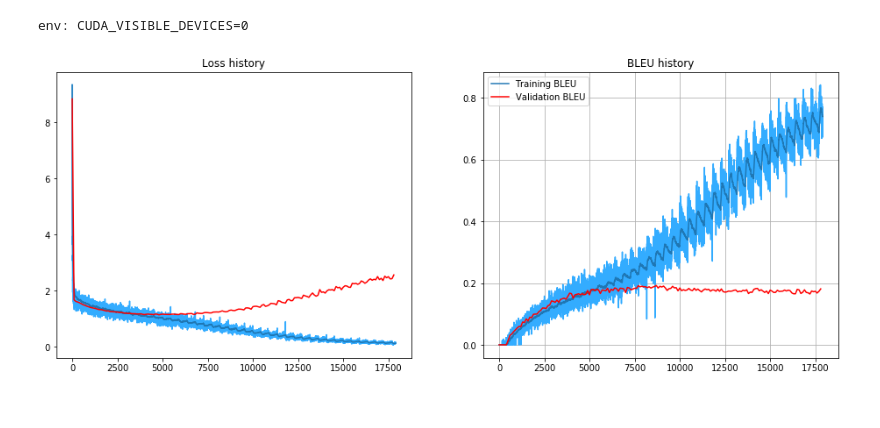
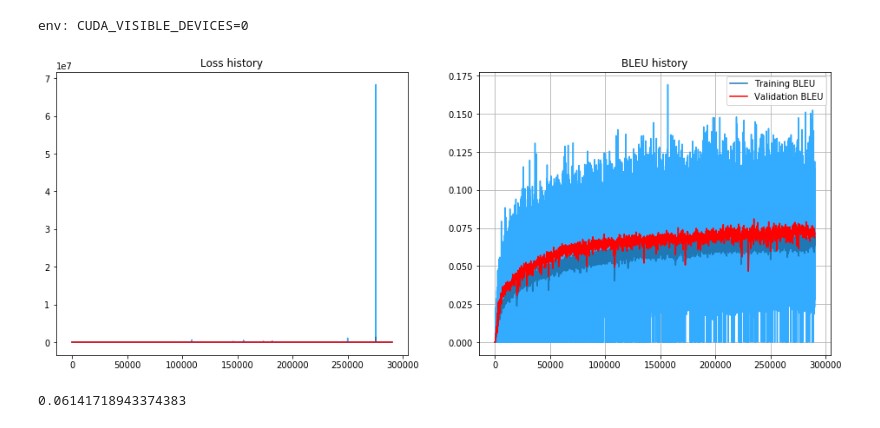
Before and after one commit to universome/text-style-transfer, a Jupyter notebook: notebooks/fully-conv.ipynb, the cells around one changed output. Drawn from its saved outputs; the diff is of its cells as text; code cells hidden in the pictures.

```diff
--- a/notebooks/fully-conv.ipynb
+++ b/notebooks/fully-conv.ipynb
@@ -10,26 +10,33 @@ import os
 from src.vocab import Vocab
 
 DATA_PATH = '../data/generated'
-max_len = 50 # Processing long sentences is slow
+max_len = 100
 
 get_path = lambda d: os.path.join(DATA_PATH, d)
-filter_empty_seqs = lambda c: [s for s in c if len(s) > 0]
-read_data = lambda d: filter_empty_seqs(open(get_path(d)).read().splitlines())
+read_data = lambda d: open(get_path(d)).read().splitlines()
 tokenize = lambda c,v: [[v.token2id.get(t, v.unk) for t in s.split()] for s in c]
 cut_len = lambda c: [s[:max_len-2] for s in c]
 
-train_src = read_data('multi30k.train.en.tok')
-train_trg = read_data('multi30k.train.fr.tok')
-val_src = read_data('multi30k.val.en.tok')
-val_trg = read_data('multi30k.val.fr.tok')
+train_src = read_data('europarl.en.tok.bpe')
+train_trg = read_data('europarl.fr.tok.bpe')
+
+# Let's remove empty sentences
+filter_empty = lambda c,empty_idx: [s for i,s in enumerate(c) if not i in empty_idx]
+get_empty_idx = lambda src,trg: set(i for i,(s,t) in enumerate(zip(src, trg)) if len(s) == 0 or len(t) == 0)
+empty_idx = get_empty_idx(train_src, train_trg)
+train_src = filter_empty(train_src, empty_idx)
+train_trg = filter_empty(train_trg, empty_idx)
 
 vocab_src = Vocab.from_sequences(train_src)
 vocab_trg = Vocab.from_sequences(train_trg)
 
 train_src_idx = cut_len(tokenize(train_src, vocab_src))
 train_trg_idx = cut_len(tokenize(train_trg, vocab_trg))
-val_src_idx = cut_len(tokenize(val_src, vocab_src))
-val_trg_idx = cut_len(tokenize(val_trg, vocab_trg))
+# %%
+from sklearn.model_selection import train_test_split
+
+train_src_idx, val_src_idx = train_test_split(train_src_idx, test_size=1000, random_state=42)
+train_trg_idx, val_trg_idx = train_test_split(train_trg_idx, test_size=1000, random_state=42)
 # %%
 import torch
 import torch.nn as nn
@@ -202,8 +209,8 @@ def compute_bleu(logits, trg):
     tokens = remove_spec_symbols(tokens.data.cpu().numpy().tolist())
     trg = remove_spec_symbols(trg.data.cpu().numpy().tolist())
 
-    translations = vocab_trg.detokenize_many(tokens)
-    targets = vocab_trg.detokenize_many(trg)
+    translations = vocab_trg.remove_bpe_many(vocab_trg.detokenize_many(tokens))
+    targets = vocab_trg.remove_bpe_many(vocab_trg.detokenize_many(trg))
 
     bleu = compute_bleu_for_sents(translations, targets)
 
@@ -231,9 +238,9 @@ model = CNN(512, len(vocab_src), len(vocab_trg))
 optimizer = Adam(model.parameters(), lr=1e-4, betas=(0.9, 0.98))
 criterion = nn.CrossEntropyLoss()
 training_data = Batcher(train_src_idx, train_trg_idx, vocab_src.token2id,
-                        vocab_trg.token2id, batch_size=64, shuffle=True)
+                        vocab_trg.token2id, batch_size=32, shuffle=True)
 val_data = Batcher(val_src_idx[:256], val_trg_idx[:256], vocab_src.token2id,
-                   vocab_trg.token2id, batch_size=64, shuffle=False)
+                   vocab_trg.token2id, batch_size=32, shuffle=False)
 
 if use_cuda:
     model.cuda()
@@ -278,31 +285,31 @@ try:
                 plt.plot(bleu_history, color='#33ACFF')
                 plt.plot(pd.DataFrame(np.array(bleu_history)).ewm(span=100).mean(), label='Training BLEU')
                 plt.plot(val_iters, val_bleu_history, label='Validation BLEU', c='red')
 
                 plt.grid()
                 plt.legend()
                 plt.show()
 
             if num_iters_done % 100 == 0:
                 val_losses = []
                 val_bleus = []
 
                 for val_batch in val_data:
                     val_src, val_trg = val_batch
                     val_pred = model(val_src)
                     val_trg = pull_to_len(val_trg, val_pred.size(1))
                     val_pred = val_pred.view(-1, len(vocab_trg))
                     val_loss = criterion(val_pred, val_trg.contiguous().view(-1))
                     val_losses.append(val_loss.data[0])
                     val_bleu = compute_bleu(val_pred, val_trg)[0]
                     val_bleus.append(val_bleu)
 
                 val_loss_history.append(np.mean(val_losses))
                 val_bleu_history.append(np.mean(val_bleus))
                 val_iters.append(num_iters_done)
 
             num_iters_done += 1
 except KeyboardInterrupt:
     pass
 # %% [output]
-[figure, old version]
+[figure, new version]
@@ -314,2 +318,6 @@ _, translations, targets = compute_bleu(val_pred, val_trg)
+# %%
+bleu
+# %% [output]
+0.06141718943374383
 # %%
 for i in range(5):
```
Also changed, not shown: parts of 3 cells of this notebook.
